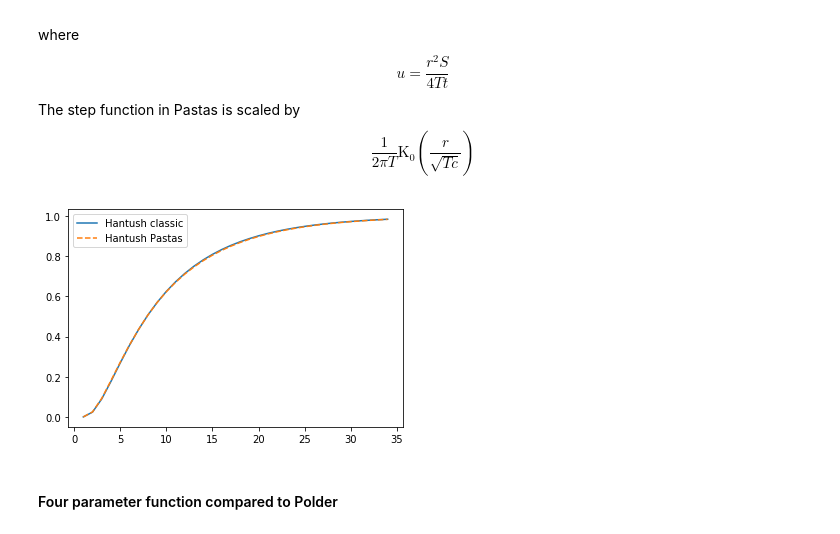
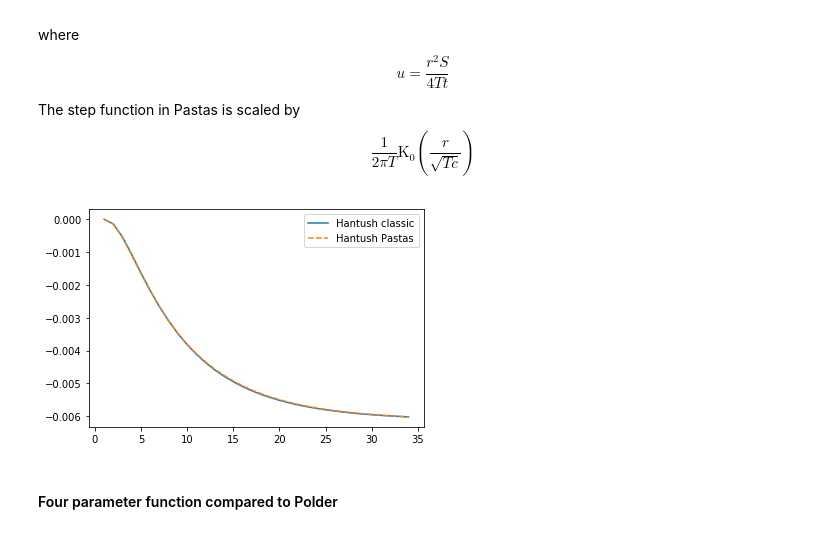
Before and after one commit to pastas/pastas, a Jupyter notebook: examples/notebooks/response_functions_like_4param.ipynb, the cells around one changed output. Saved outputs shown, nothing was run; the diff lists cells and outputs as text; code cells hidden in the pictures.

Commit message:
scaled Hantush differently
Scaled Hantus so that the stap function doesn't go to 1, but to K0(r/lab)

```diff
--- a/examples/notebooks/response_functions_like_4param.ipynb
+++ b/examples/notebooks/response_functions_like_4param.ipynb
@@ -146,25 +146,25 @@ def hantush_classic(t=1, r=1, Q=1, T=100, S=1e-4, c=1000):
 # %%
 c = 1000 # d
 S = 0.01 # -
 T = 100 # m^2/d
 r = 500 # m
+Q = 20 # m^3/d
 #
 from scipy.special import k0
 t = np.arange(1, 35)
 h_hantush_classic = np.zeros(len(t))
 for i in range(len(t)):
-    h_hantush_classic[i] = hantush_classic(t[i], r=r, Q=-1, T=T, S=S, c=c) / \
-                           (1 / (2 * np.pi * T) * k0(r / np.sqrt(T * c)))
+    h_hantush_classic[i] = hantush_classic(t[i], r=r, Q=20, T=T, S=S, c=c)
 #
 a = c * S
 b = r ** 2 / (4 * T * c)
-ht = hantush.step([1, a, b], dt=1, cutoff=0.95)
+ht = hantush.step([1, a, b], dt=1, cutoff=0.95) * (-Q / (4 * np.pi * T))
 #
 plt.plot(t, h_hantush_classic, label='Hantush classic')
 plt.plot(np.arange(1, len(ht) + 1), ht, '--', label='Hantush Pastas')
 plt.legend();
 # %% [output]
-[figure, old version]
+[figure, new version]
 # %% [markdown]
 #### Four parameter function compared to Polder
 # %% [markdown]
```
Also changed, not shown: parts of 2 cells of this notebook, 1 other file.
